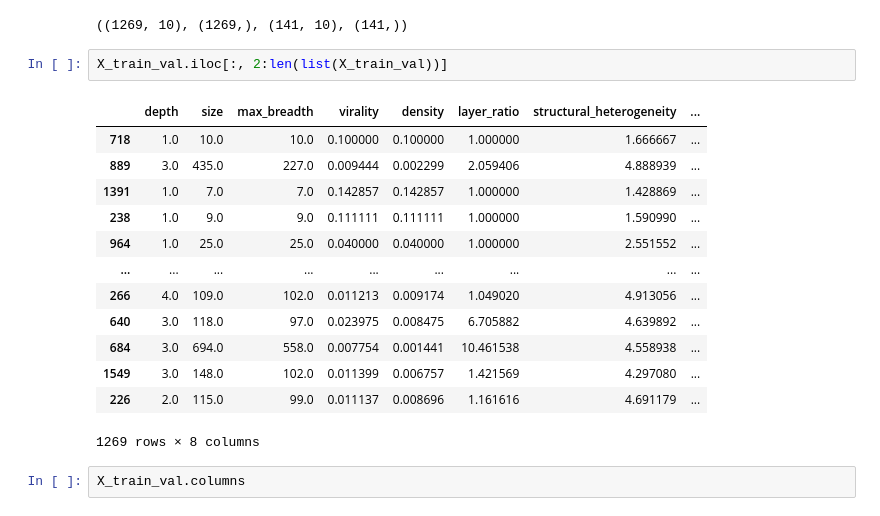
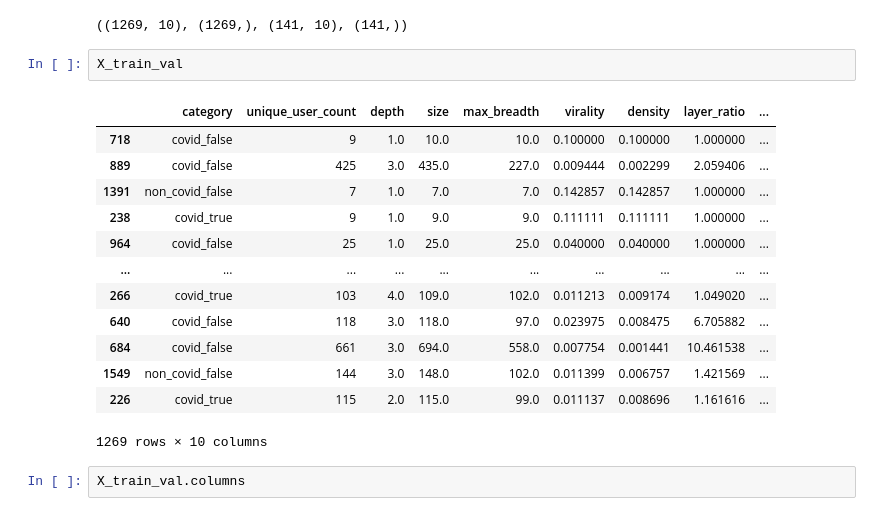
Before and after one commit to istiyaksiddiquee/thesis-work, a Jupyter notebook: RQ2/rq2.ipynb, the cells around one changed output. Cells and saved outputs as stored; diff of their text form.

```diff
--- a/RQ2/rq2.ipynb
+++ b/RQ2/rq2.ipynb
@@ -270,22 +270,22 @@ X_train_val.shape, y_train_val.shape, X_test.shape, y_test.shape
 # X_train_val[X_train_val['characteristic_distance'] == 0].shape[0] + X_test[X_test['characteristic_distance'] == 0].shape[0]
 # %% [output]
 ((1269, 10), (1269,), (141, 10), (141,))
-# %%
-X_train_val.iloc[:, 2:len(list(X_train_val))]
-# %% [output]
-|  | depth | size | max_breadth | virality | density | layer_ratio | structural_heterogeneity | ... |
-| 718 | 1.0 | 10.0 | 10.0 | 0.100000 | 0.100000 | 1.000000 | 1.666667 | ... |
-| 889 | 3.0 | 435.0 | 227.0 | 0.009444 | 0.002299 | 2.059406 | 4.888939 | ... |
-| 1391 | 1.0 | 7.0 | 7.0 | 0.142857 | 0.142857 | 1.000000 | 1.428869 | ... |
-| 238 | 1.0 | 9.0 | 9.0 | 0.111111 | 0.111111 | 1.000000 | 1.590990 | ... |
-| 964 | 1.0 | 25.0 | 25.0 | 0.040000 | 0.040000 | 1.000000 | 2.551552 | ... |
-| ... | ... | ... | ... | ... | ... | ... | ... | ... |
-| 266 | 4.0 | 109.0 | 102.0 | 0.011213 | 0.009174 | 1.049020 | 4.913056 | ... |
-| 640 | 3.0 | 118.0 | 97.0 | 0.023975 | 0.008475 | 6.705882 | 4.639892 | ... |
-| 684 | 3.0 | 694.0 | 558.0 | 0.007754 | 0.001441 | 10.461538 | 4.558938 | ... |
-| 1549 | 3.0 | 148.0 | 102.0 | 0.011399 | 0.006757 | 1.421569 | 4.297080 | ... |
-| 226 | 2.0 | 115.0 | 99.0 | 0.011137 | 0.008696 | 1.161616 | 4.691179 | ... |
-1269 rows × 8 columns
+# %%
+X_train_val
+# %% [output]
+|  | category | unique_user_count | depth | size | max_breadth | virality | density | layer_ratio | ... |
+| 718 | covid_false | 9 | 1.0 | 10.0 | 10.0 | 0.100000 | 0.100000 | 1.000000 | ... |
+| 889 | covid_false | 425 | 3.0 | 435.0 | 227.0 | 0.009444 | 0.002299 | 2.059406 | ... |
+| 1391 | non_covid_false | 7 | 1.0 | 7.0 | 7.0 | 0.142857 | 0.142857 | 1.000000 | ... |
+| 238 | covid_true | 9 | 1.0 | 9.0 | 9.0 | 0.111111 | 0.111111 | 1.000000 | ... |
+| 964 | covid_false | 25 | 1.0 | 25.0 | 25.0 | 0.040000 | 0.040000 | 1.000000 | ... |
+| ... | ... | ... | ... | ... | ... | ... | ... | ... | ... |
+| 266 | covid_true | 103 | 4.0 | 109.0 | 102.0 | 0.011213 | 0.009174 | 1.049020 | ... |
+| 640 | covid_false | 118 | 3.0 | 118.0 | 97.0 | 0.023975 | 0.008475 | 6.705882 | ... |
+| 684 | covid_false | 661 | 3.0 | 694.0 | 558.0 | 0.007754 | 0.001441 | 10.461538 | ... |
+| 1549 | non_covid_false | 144 | 3.0 | 148.0 | 102.0 | 0.011399 | 0.006757 | 1.421569 | ... |
+| 226 | covid_true | 115 | 2.0 | 115.0 | 99.0 | 0.011137 | 0.008696 | 1.161616 | ... |
+1269 rows × 10 columns
 # %%
 X_train_val.columns
 # %% [output]
```
Also changed, not shown: 1 other file.
